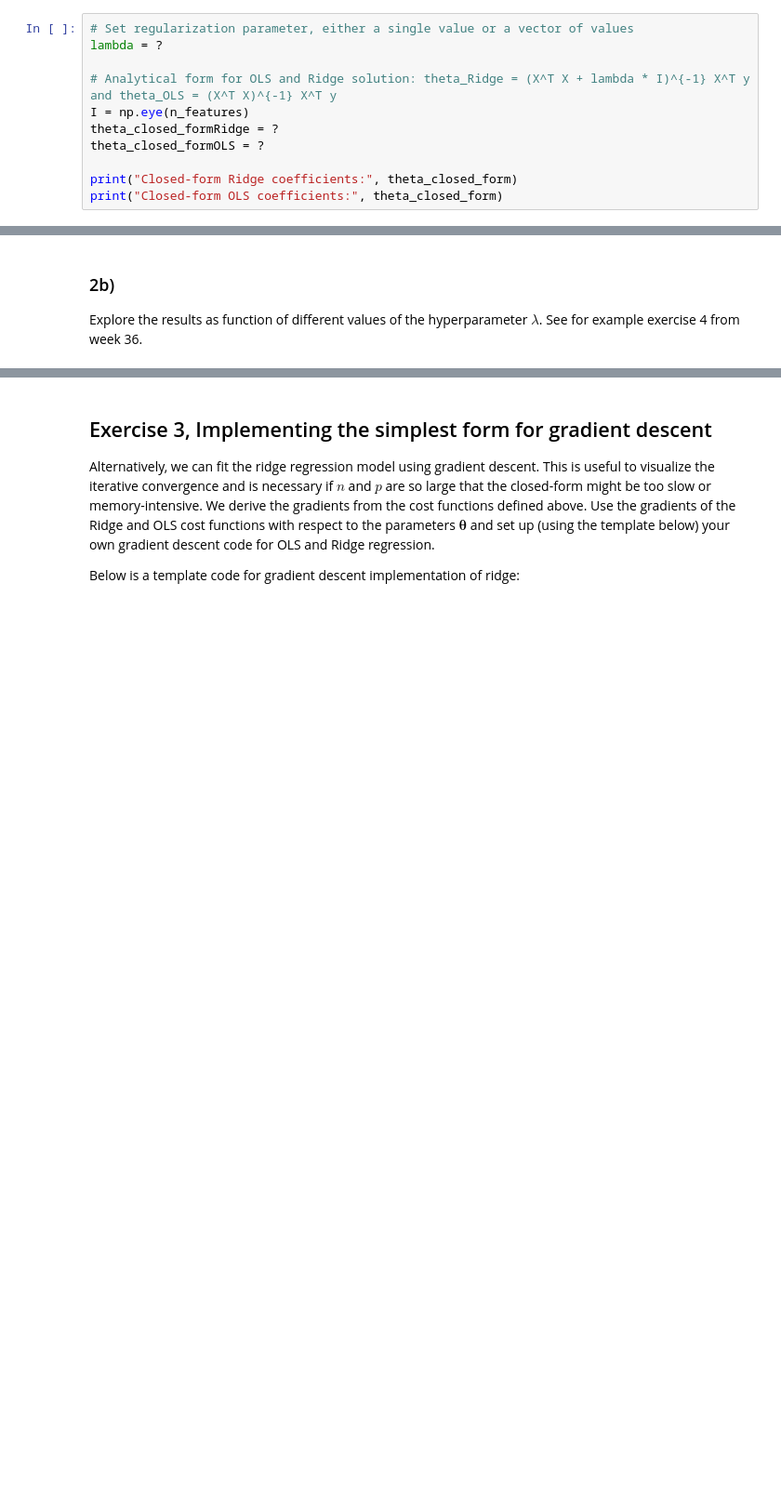
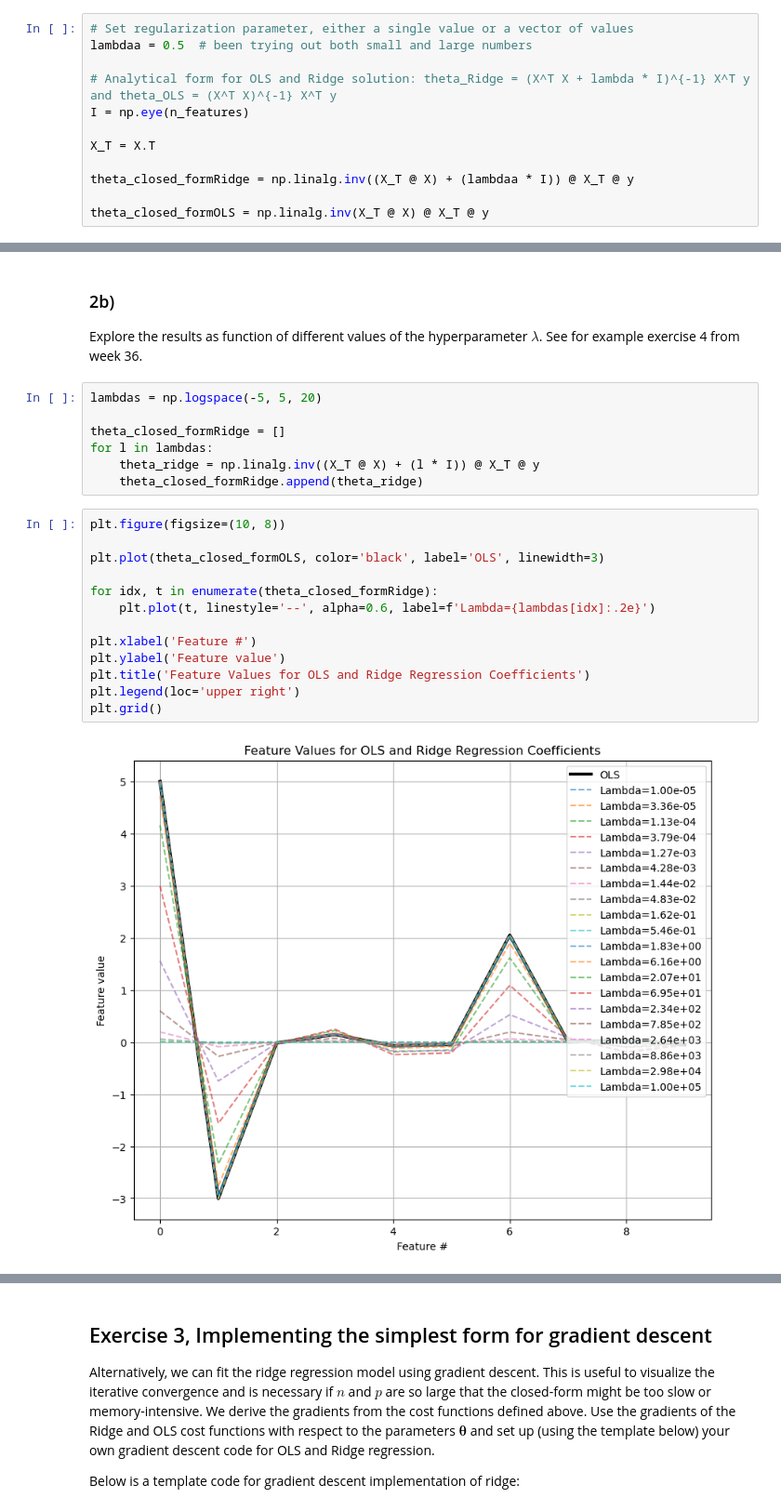
Before and after one commit to kjes4pres/FYS-STK4155, a Jupyter notebook: exercises/week36.ipynb, the cells around one changed output, grey strips where cells are left out. Shown at 93% size. Cells and saved outputs as stored; diff of their text form; blank space fills up the shorter version.

```diff
--- a/exercises/week36.ipynb
+++ b/exercises/week36.ipynb
@@ -105,15 +130,16 @@ same scale).
 ## Exercise 2, use the analytical formulae for OLS and Ridge regression to find the optimal paramters $\boldsymbol{\theta}$
 # %%
 # Set regularization parameter, either a single value or a vector of values
-lambda = ?
+lambdaa = 0.5  # been trying out both small and large numbers
 
 # Analytical form for OLS and Ridge solution: theta_Ridge = (X^T X + lambda * I)^{-1} X^T y and theta_OLS = (X^T X)^{-1} X^T y
 I = np.eye(n_features)
-theta_closed_formRidge = ?
-theta_closed_formOLS = ?
 
-print("Closed-form Ridge coefficients:", theta_closed_form)
-print("Closed-form OLS coefficients:", theta_closed_form)
+X_T = X.T
+
+theta_closed_formRidge = np.linalg.inv((X_T @ X) + (lambdaa * I)) @ X_T @ y
+
+theta_closed_formOLS = np.linalg.inv(X_T @ X) @ X_T @ y
 # %% [markdown]
 This computes the Ridge and OLS regression coefficients directly. The identity
 matrix $I$ has the same size as $X^T X$. It adds $\lambda$ to the diagonal of $X^T X for Ridge regression. We
@@ -128,3 +172,25 @@ Finalize, in the above code, the OLS and Ridge regression determination of the o
 ### 2b)
 
 Explore the results as function of different values of the hyperparameter $\lambda$. See for example exercise 4 from week 36.
+# %%
+lambdas = np.logspace(-5, 5, 20)
+
+theta_closed_formRidge = []
+for l in lambdas:
+    theta_ridge = np.linalg.inv((X_T @ X) + (l * I)) @ X_T @ y
+    theta_closed_formRidge.append(theta_ridge)
+# %%
+plt.figure(figsize=(10, 8))
+
+plt.plot(theta_closed_formOLS, color='black', label='OLS', linewidth=3)
+
+for idx, t in enumerate(theta_closed_formRidge):
+    plt.plot(t, linestyle='--', alpha=0.6, label=f'Lambda={lambdas[idx]:.2e}')
+
+plt.xlabel('Feature #')
+plt.ylabel('Feature value')
+plt.title('Feature Values for OLS and Ridge Regression Coefficients')
+plt.legend(loc='upper right')
+plt.grid()
+# %% [output]
+[figure, added]
```
Also changed, not shown: parts of 17 cells of this notebook.
